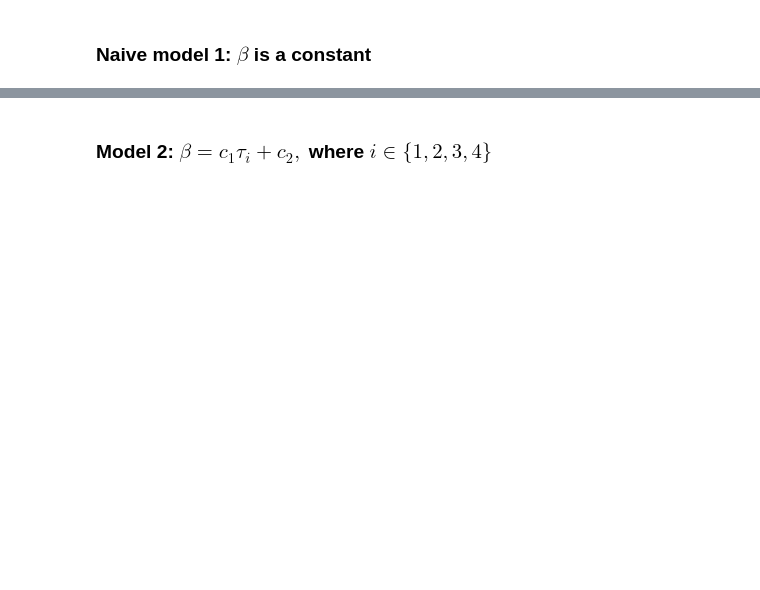
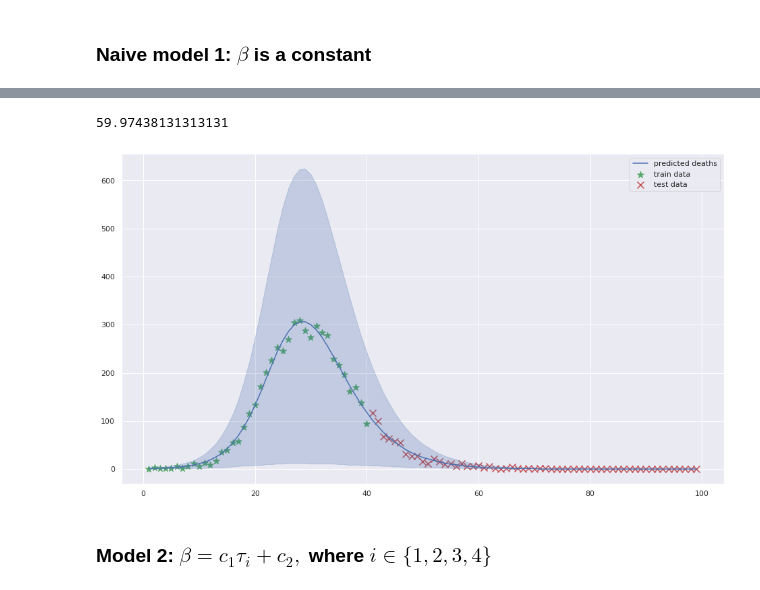
Before and after one commit to tommi-grohn/Corona_Bayesian, a Jupyter notebook: Project_Corona.ipynb, the cells around one changed output, grey strips where cells are left out. Cells and saved outputs as stored; diff of their text form; code cells hidden in the pictures; blank space fills up the shorter version.

```diff
--- a/Project_Corona.ipynb
+++ b/Project_Corona.ipynb
@@ -502,3 +742,3 @@ shadedplot(seir_data["t_training"], samples['y'][:,:,2], label="model")
 # %%
-sm = stan_utils.StanModel_cache("./seir_optimized.stan")
+sm = stan_utils.StanModel_cache("./seapir_model.stan")
 # %% [output]
@@ -611,0 +746,3 @@ Traceback (most recent call last):
+# %%
+fit = sm.sampling(training_data)
+samples = fit.extract(permuted=True)
@@ -612,2 +752,15 @@ Traceback (most recent call last):
+# %%
+np.mean(samples['deaths_hat'])
+# %% [output]
+59.97438131313131
+# %%
+plt.figure(figsize=(16,9))
+plt.scatter(ts[:n_train], sampled_deaths[:n_train], c='g', marker='*', s=100, label="train data")
+plt.scatter(ts[n_train:], sampled_deaths[n_train:], c='r', marker='x', s=100, label="test data")
+shadedplot(ts, samples['deaths_hat'], label="predicted deaths")
+plt.legend()
+plt.show()
+# %% [output]
+[figure, added]
 # %% [markdown]
 ### Model 2: $\beta = c_1 \tau_i + c_2,$ where $i \in \{1,2,3,4 \}$
```
Also changed, not shown: parts of 41 cells of this notebook, 2 other files.
